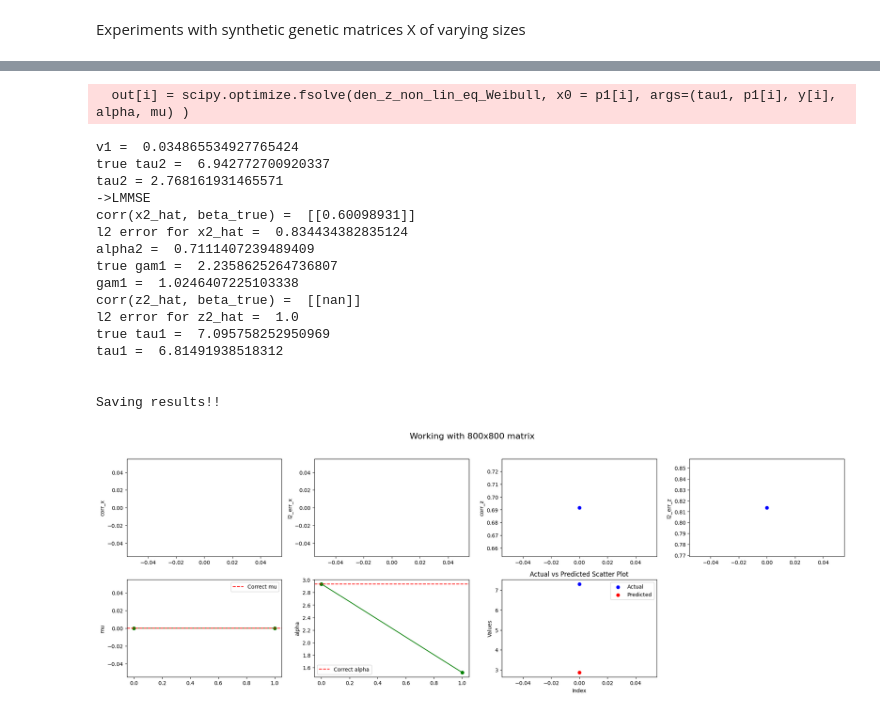
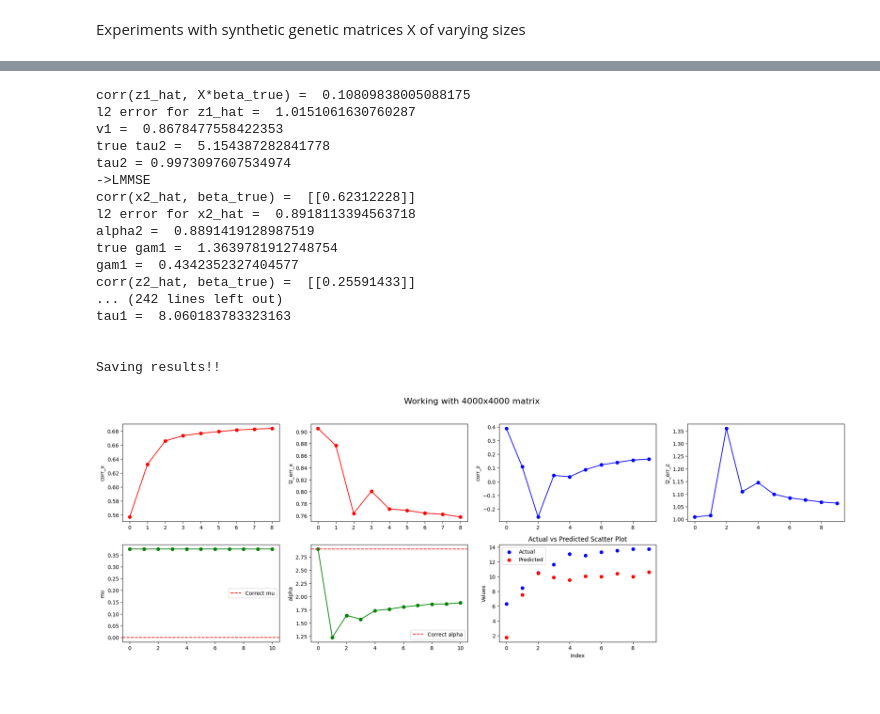
Before and after one commit to ADepope/vampW, a Jupyter notebook: vampW_conjugate_gradient.ipynb, the cells around one changed output, grey strips where cells are left out. Cells and saved outputs as stored; diff of their text form; code cells hidden in the pictures.

Commit message:
added results for large matrices in the conjugate gradient ipynb, clarified the correlation vs alignment score in the correlations ipynb

```diff
--- a/vampW_conjugate_gradient.ipynb
+++ b/vampW_conjugate_gradient.ipynb
@@ -15,7 +15,7 @@ from datetime import datetime
 # %% [markdown]
 EM VAMP loop
 # %%
-def save_results(output_dir, **kwargs):
+def save_results(output_dir, n, m, **kwargs):
     print("Saving results!!\n\n\n\n")
     """
     Save results as a pickle file in the specified output directory with the current date and time in the filename.
@@ -30,7 +30,7 @@ def save_results(output_dir, **kwargs):
     current_time = datetime.now().strftime("%Y%m%d_%H%M")
 
     # Define the output filename with the date and time
-    output_filename = f'results_{current_time}.pkl'
+    output_filename = f'vamp_em_results_{n}x{m}_{current_time}.pkl'
     output_filepath = os.path.join(output_dir, output_filename)
 
     # Save the results dictionary as a pickle file
@@ -78,9 +78,12 @@ def infere_con_grad(X, y, gam1, r1, tau1, p1, problem, maxiter, beta_true, updat
         print("x1_hat[2] = ", x1_hat[2])
         if np.linalg.norm(x1_hat) != 0:
             # Cosine similarity
-            corr = np.corrcoef(np.squeeze(x1_hat, axis=-1), np.squeeze(beta_true, axis=-1))
-            print("corr(x1_hat, beta_true) = ", corr[0, 1])
-            corrs_x.append(corr[0, 1])
+            # corr = np.corrcoef(np.squeeze(x1_hat, axis=-1), np.squeeze(beta_true, axis=-1))
+            # print("corr(x1_hat, beta_true) = ", corr[0, 1])
+            # corrs_x.append(corr[0, 1])
+            corr = np.dot(x1_hat.transpose(), beta_true) / np.linalg.norm(x1_hat) / np.linalg.norm(beta_true)
+            print("corr(x1_hat, beta_true) = ", corr[0][0])
+            corrs_x.append(corr[0][0])
             l2_err = np.linalg.norm(x1_hat - beta_true) / np.linalg.norm(beta_true)
             print("l2 error for x1_hat = ", l2_err)
             l2_errs_x.append(l2_err)
@@ -96,9 +99,12 @@ def infere_con_grad(X, y, gam1, r1, tau1, p1, problem, maxiter, beta_true, updat
         z1_hats.append(z1_hat)
         ############################################################
         # Cosine similarity
-        corr = np.corrcoef(np.squeeze(z1_hat, axis=-1), np.squeeze(Xbeta_true, axis=-1))
-        print("corr(z1_hat, X*beta_true) = ", corr[0, 1])
-        corrs_z.append(corr[0, 1])
+        # corr = np.corrcoef(np.squeeze(z1_hat, axis=-1), np.squeeze(Xbeta_true, axis=-1))
+        # print("corr(z1_hat, X*beta_true) = ", corr[0, 1])
+        # corrs_z.append(corr[0, 1])
+        corr = np.dot(z1_hat.transpose(), Xbeta_true) / np.linalg.norm(z1_hat) / np.linalg.norm(Xbeta_true)
+        print("corr(z1_hat, X*beta_true) = ", corr[0][0])
+        corrs_z.append(corr[0][0])
         l2_err = np.linalg.norm(z1_hat - Xbeta_true) / np.linalg.norm(Xbeta_true)
         print("l2 error for z1_hat = ", l2_err)
         l2_errs_z.append(l2_err)
@@ -184,6 +190,8 @@ def infere_con_grad(X, y, gam1, r1, tau1, p1, problem, maxiter, beta_true, updat
 
 
     save_results('outputs',
+                 n,
+                 m,
                  x1_hat=x1_hat,
                  gam1=gam1,
                  corrs_x=corrs_x,
@@ -203,7 +277,7 @@ Experiments with synthetic genetic matrices X of varying sizes
 # %%
 np.random.seed(42)
-n=800
-m=800
+n=4000
+m=4000
 p=0.4
 la=0.4
 # This is where the sigma is defined. Note that the scope of this definition extends to gvamp
@@ -212,10 +286,12 @@ omega=1
 h2=0.5
 gam1 = 1e-2
 tau1 = 1e-1
+
+maxiter = 10
 mu=np.full((n,1), 0)
-maxiter = 1
 problem_instance = Problem(n=n, m=m, la=la, sigmas = [sigma], omegas=[omega], model='Weibull', mu=mu)
 X,beta,y,alpha = sim_model(problem_instance,h2,p )
+problem_instance.prior_instance.distribution_parameters['mu'] = np.mean(np.log(y)).reshape(-1, 1)
 
 print("gam1 = ", gam1)
 print("tau1 = ", tau1)
@@ -228,7 +304,7 @@ p1 = np.zeros((n,1))
 #p1 = X @ beta + random.normal(loc=0.0, scale=np.sqrt(1.0/tau1), size=[n,1])
 problem_instance.prior_instance.distribution_parameters['alpha']=alpha
 
-est, gam1, corrs_x, l2_errs_x, corrs_z, l2_errs_z, mus, alphas, a, ps, dl_dmus, z1_hats, x1_hats =  infere_con_grad(X, y, gam1, r1, tau1, p1, problem_instance, maxiter, beta, True, True)
+est, gam1, corrs_x, l2_errs_x, corrs_z, l2_errs_z, mus, alphas, a, ps, dl_dmus, z1_hats, x1_hats =  infere_con_grad(X, y, gam1, r1, tau1, p1, problem_instance, maxiter, beta, False, True)
 plot_metrics(corrs_x, l2_errs_x, corrs_z, l2_errs_z, mus, alphas, dl_dmus, a, ps, mu[0][0], alpha, n, m)
 # %% [output]
 Weibull
@@ -251,18 +327,18 @@ l2 error for z1_hat =  0.8135482947197579
-  out[i] = scipy.optimize.fsolve(den_z_non_lin_eq_Weibull, x0 = p1[i], args=(tau1, p1[i], y[i], alpha, mu) )
+corr(z1_hat, X*beta_true) =  0.10809838005088175
+l2 error for z1_hat =  1.0151061630760287
+v1 =  0.8678477558422353
+true tau2 =  5.154387282841778
+tau2 = 0.9973097607534974
+->LMMSE
+corr(x2_hat, beta_true) =  [[0.62312228]]
+l2 error for x2_hat =  0.8918113394563718
+alpha2 =  0.8891419128987519
+true gam1 =  1.3639781912748754
+gam1 =  0.4342352327404577
+corr(z2_hat, beta_true) =  [[0.25591433]]
+... (242 lines left out)
+tau1 =  8.060183783323163
+
+
+Saving results!!
-v1 =  0.034865534927765424
-true tau2 =  6.942772700920337
-tau2 = 2.768161931465571
-->LMMSE
-corr(x2_hat, beta_true) =  [[0.60098931]]
-l2 error for x2_hat =  0.834434382835124
-alpha2 =  0.7111407239489409
-true gam1 =  2.2358625264736807
-gam1 =  1.0246407225103338
-corr(z2_hat, beta_true) =  [[nan]]
-l2 error for z2_hat =  1.0
-true tau1 =  7.095758252950969
-tau1 =  6.81491938518312
-
-
-Saving results!!
-[figure, old version]
+[figure, new version]
```
Also changed, not shown: parts of 3 cells of this notebook, 7 other files.
